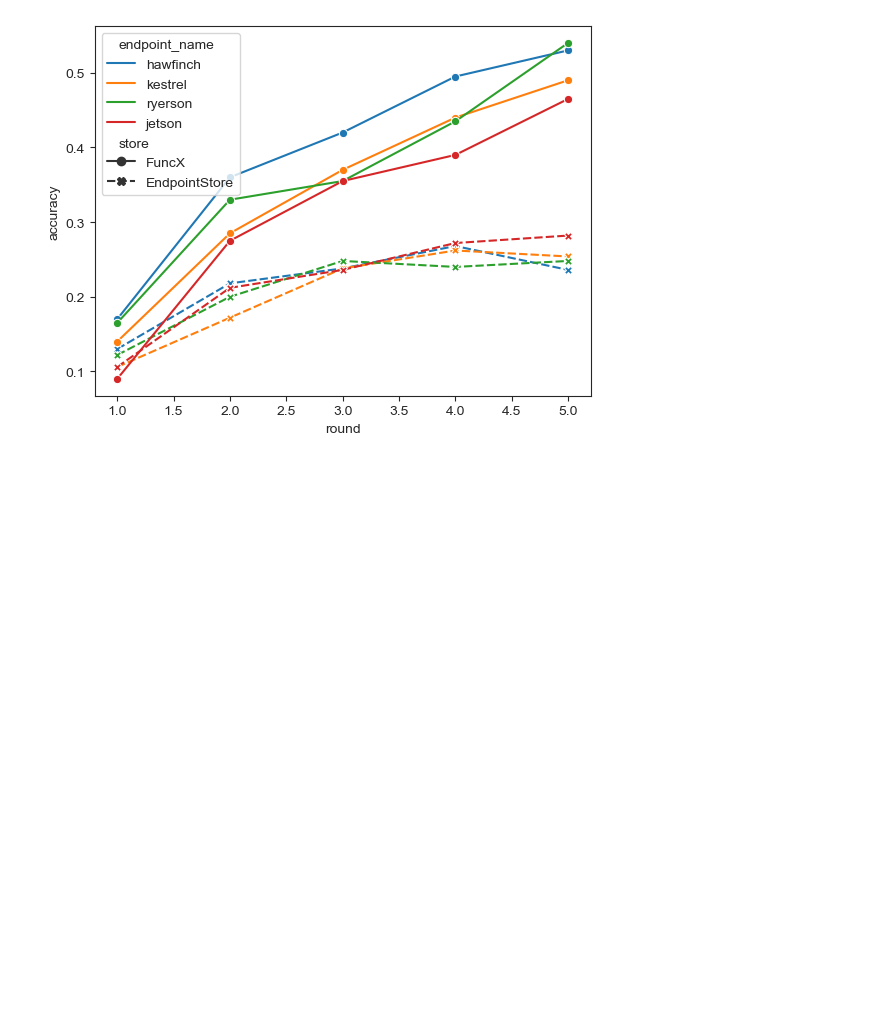
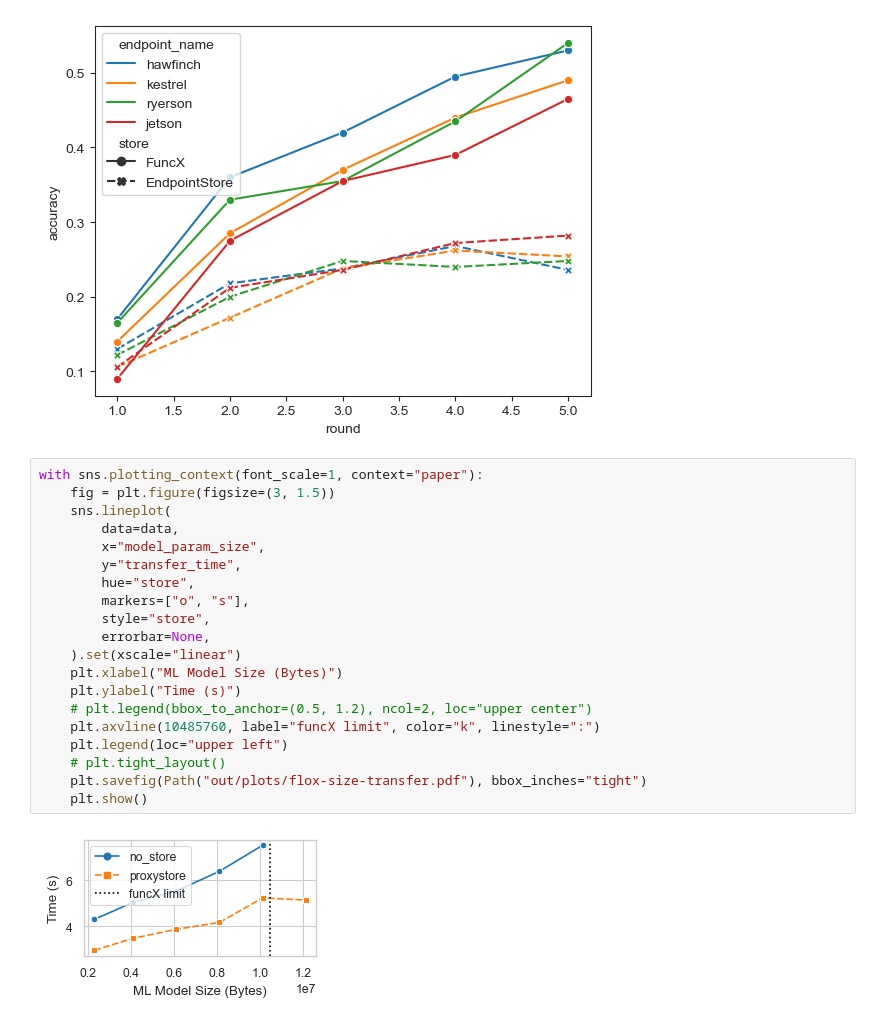
Before and after one commit to proxystore/federated-learning, a Jupyter notebook: Results.ipynb, the cells around one changed output. Cells and saved outputs as stored; diff of their text form; blank space fills up the shorter version.

```diff
--- a/Results.ipynb
+++ b/Results.ipynb
@@ -115,6 +127,28 @@ sns.lineplot(
 plt.show()
 # %% [output]
 [figure]
+# %%
+with sns.plotting_context(font_scale=1, context="paper"):
+    fig = plt.figure(figsize=(3, 1.5))
+    sns.lineplot(
+        data=data,
+        x="model_param_size",
+        y="transfer_time",
+        hue="store",
+        markers=["o", "s"],
+        style="store",
+        errorbar=None,
+    ).set(xscale="linear")
+    plt.xlabel("ML Model Size (Bytes)")
+    plt.ylabel("Time (s)")
+    # plt.legend(bbox_to_anchor=(0.5, 1.2), ncol=2, loc="upper center")
+    plt.axvline(10485760, label="funcX limit", color="k", linestyle=":")
+    plt.legend(loc="upper left")
+    # plt.tight_layout()
+    plt.savefig(Path("out/plots/flox-size-transfer.pdf"), bbox_inches="tight")
+    plt.show()
+# %% [output]
+[figure, added]
 # %%
 with sns.plotting_context(font_scale=1, context="paper"):
     fig = plt.figure(figsize=(4, 2))
```
Also changed, not shown: parts of 3 cells of this notebook, 4 other files.
